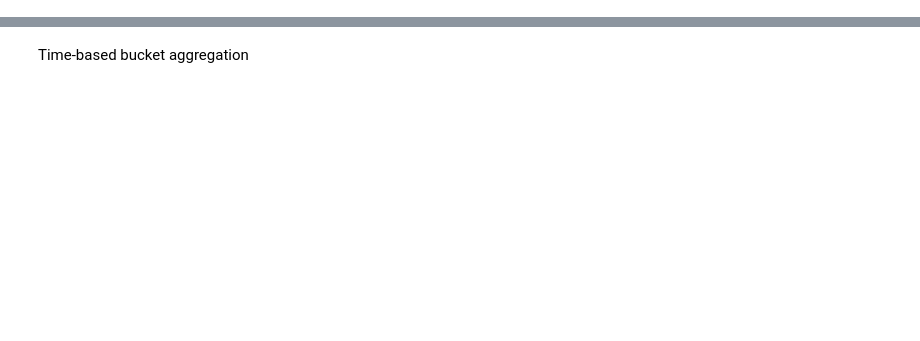
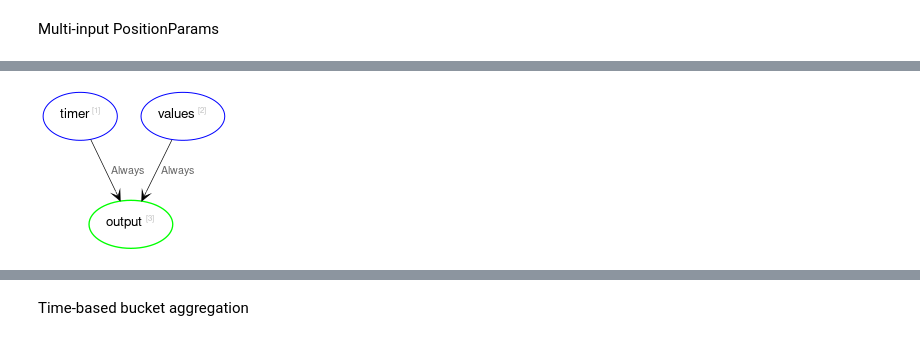
Before and after one commit to rbeeli/StreamOps.jl, a Jupyter notebook: proto_6.ipynb, the cells around one changed output, grey strips where cells are left out. Cells and saved outputs as stored; diff of their text form; code cells hidden in the pictures; blank space fills up the shorter version.

```diff
--- a/proto_6.ipynb
+++ b/proto_6.ipynb
@@ -848,0 +1141,50 @@ end
+# %% [markdown]
+Multi-input PositionParams
+# %%
+g = StreamGraph()
+
+# Create source nodes
+timer = source!(g, :timer, out=DateTime, init=DateTime(0))
+values = source!(g, :values, out=Float64, init=0.0)
+
+# Create sink nodes
+output = sink!(g, :output, Func((exe, timer, values) -> println("output at time $(time(exe)): timer=$timer values=$values")), params_bind=PositionParams())
+# output = sink!(g, :output, Func((exe, timer, values) -> 1+1), params_bind=PositionParams())
+
+# Create edges between nodes (define the computation graph)
+bind!(g, timer, output, call_policies=[Always()])
+bind!(g, values, output, call_policies=[Always()])
+
+exe = compile_historic_executor(DateTime, g; debug=!true)
+
+start = DateTime(2000, 1, 1, 0, 0, 0)
+stop = DateTime(2000, 1, 1, 0, 0, 59)
+# stop = DateTime(2030, 1, 2, 0, 0, 0)
+adapters = [
+    TimerSource{DateTime}(exe, timer; interval=Dates.Second(5), start_time=start),
+    IterableAdapter(exe, values, [
+        (DateTime(2000, 1, 1, 0, 0, 1), 1.0),
+        (DateTime(2000, 1, 1, 0, 0, 2), 2.0),
+        (DateTime(2000, 1, 1, 0, 0, 4), 4.0),
+        (DateTime(2000, 1, 1, 0, 0, 7), 7.0),
+        (DateTime(2000, 1, 1, 0, 0, 10), 10.0),
+        (DateTime(2000, 1, 1, 0, 0, 15), 15.0),
+        (DateTime(2000, 1, 1, 0, 0, 16), 16.0),
+    ]),
+]
+@time run_simulation!(exe, adapters; start_time=start, end_time=stop)
+graphviz(exe.graph)
+
+# adapter = adapters[1]
+# # @code_warntype run_simulation!(exe, adapters; start_time=start, end_time=stop)
+# # @code_native advance!(adapter, exe)
+# # @code_warntype adapter.source_func(exe, adapter.current_time)
+# @code_native adapter.source_func(exe, adapter.current_time)
+
+# adapter = adapters[2]
+# # @code_warntype run_simulation!(exe, adapters; start_time=start, end_time=stop)
+# # @code_native run_simulation!(exe, adapters; start_time=start, end_time=stop)
+# @code_native advance!(adapter, exe)
+# # @code_warntype adapter.source_func(exe, 1.0)
+# # @code_native adapter.source_func(exe, 1.0)
+# %% [output]
@@ -848,0 +1211 @@ end
+[figure, added]
```
Also changed, not shown: parts of 24 cells of this notebook, 2 other files.
